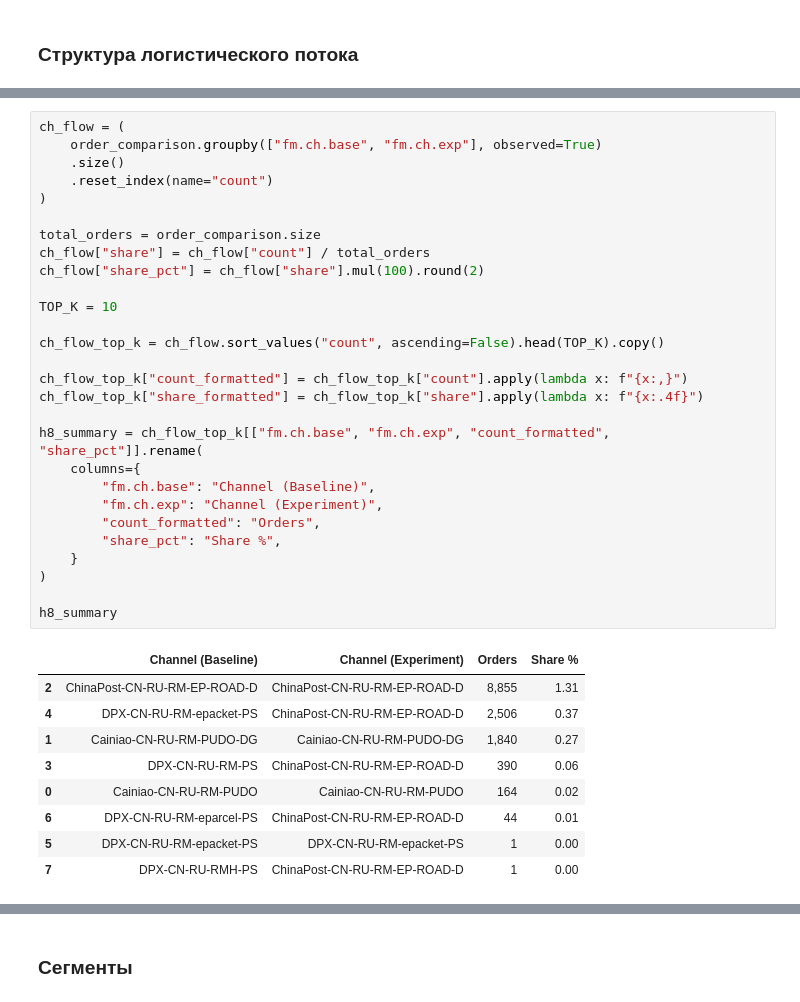
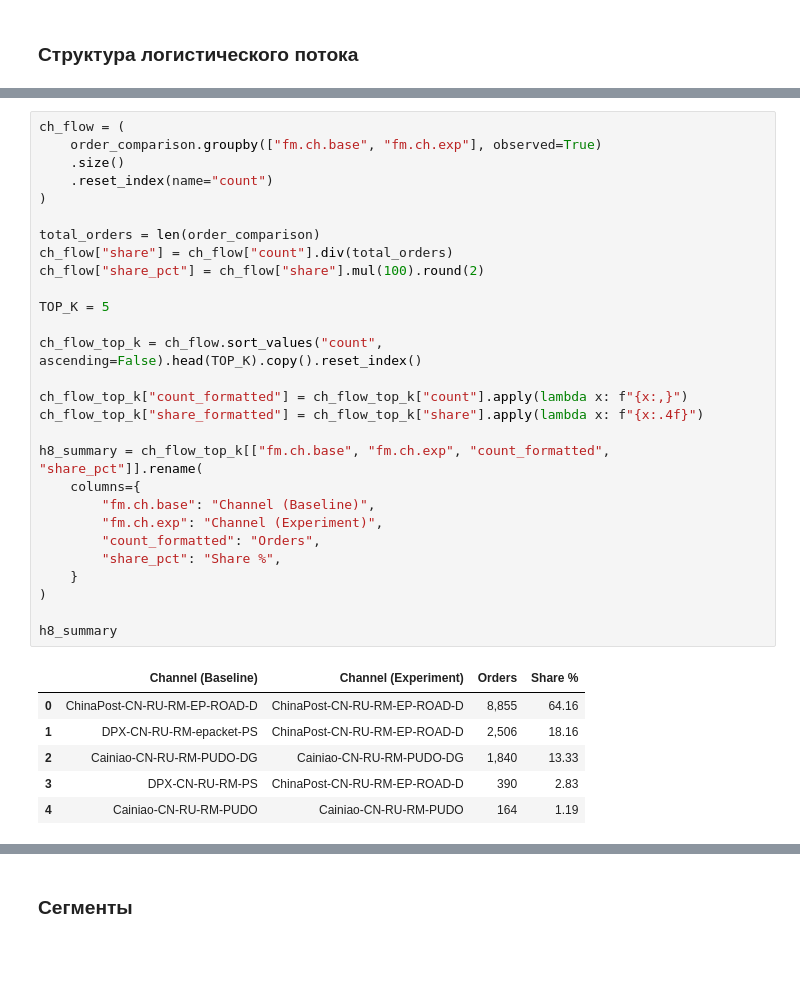
Before and after one commit to kir-sth/joom, a Jupyter notebook: notebooks/dpx_shutdown_impact.ipynb, the cells around one changed output, grey strips where cells are left out. Drawn from its saved outputs; the diff is of its cells as text; blank space fills up the shorter version.

```diff
--- a/notebook.ipynb
+++ b/notebooks/dpx_shutdown_impact.ipynb
@@ -868,41 +856,38 @@ h7_summary
 # %%
 ch_flow = (
     order_comparison.groupby(["fm.ch.base", "fm.ch.exp"], observed=True)
     .size()
     .reset_index(name="count")
 )
 
-total_orders = order_comparison.size
-ch_flow["share"] = ch_flow["count"] / total_orders
+total_orders = len(order_comparison)
+ch_flow["share"] = ch_flow["count"].div(total_orders)
 ch_flow["share_pct"] = ch_flow["share"].mul(100).round(2)
 
-TOP_K = 10
+TOP_K = 5
 
-ch_flow_top_k = ch_flow.sort_values("count", ascending=False).head(TOP_K).copy()
+ch_flow_top_k = ch_flow.sort_values("count", ascending=False).head(TOP_K).copy().reset_index()
 
 ch_flow_top_k["count_formatted"] = ch_flow_top_k["count"].apply(lambda x: f"{x:,}")
 ch_flow_top_k["share_formatted"] = ch_flow_top_k["share"].apply(lambda x: f"{x:.4f}")
 
 h8_summary = ch_flow_top_k[["fm.ch.base", "fm.ch.exp", "count_formatted", "share_pct"]].rename(
     columns={
         "fm.ch.base": "Channel (Baseline)",
         "fm.ch.exp": "Channel (Experiment)",
         "count_formatted": "Orders",
         "share_pct": "Share %",
     }
 )
 
 h8_summary
 # %% [output]
 |  | Channel (Baseline) | Channel (Experiment) | Orders | Share % |
-| 2 | ChinaPost-CN-RU-RM-EP-ROAD-D | ChinaPost-CN-RU-RM-EP-ROAD-D | 8,855 | 1.31 |
-| 4 | DPX-CN-RU-RM-epacket-PS | ChinaPost-CN-RU-RM-EP-ROAD-D | 2,506 | 0.37 |
-| 1 | Cainiao-CN-RU-RM-PUDO-DG | Cainiao-CN-RU-RM-PUDO-DG | 1,840 | 0.27 |
-| 3 | DPX-CN-RU-RM-PS | ChinaPost-CN-RU-RM-EP-ROAD-D | 390 | 0.06 |
-| 0 | Cainiao-CN-RU-RM-PUDO | Cainiao-CN-RU-RM-PUDO | 164 | 0.02 |
-| 6 | DPX-CN-RU-RM-eparcel-PS | ChinaPost-CN-RU-RM-EP-ROAD-D | 44 | 0.01 |
-| 5 | DPX-CN-RU-RM-epacket-PS | DPX-CN-RU-RM-epacket-PS | 1 | 0.00 |
-| 7 | DPX-CN-RU-RMH-PS | ChinaPost-CN-RU-RM-EP-ROAD-D | 1 | 0.00 |
+| 0 | ChinaPost-CN-RU-RM-EP-ROAD-D | ChinaPost-CN-RU-RM-EP-ROAD-D | 8,855 | 64.16 |
+| 1 | DPX-CN-RU-RM-epacket-PS | ChinaPost-CN-RU-RM-EP-ROAD-D | 2,506 | 18.16 |
+| 2 | Cainiao-CN-RU-RM-PUDO-DG | Cainiao-CN-RU-RM-PUDO-DG | 1,840 | 13.33 |
+| 3 | DPX-CN-RU-RM-PS | ChinaPost-CN-RU-RM-EP-ROAD-D | 390 | 2.83 |
+| 4 | Cainiao-CN-RU-RM-PUDO | Cainiao-CN-RU-RM-PUDO | 164 | 1.19 |
 # %%
 def calculate_hhi(series: pd.Series) -> float:
     """
```
Also changed, not shown: parts of 16 cells of this notebook, 14 other files.
